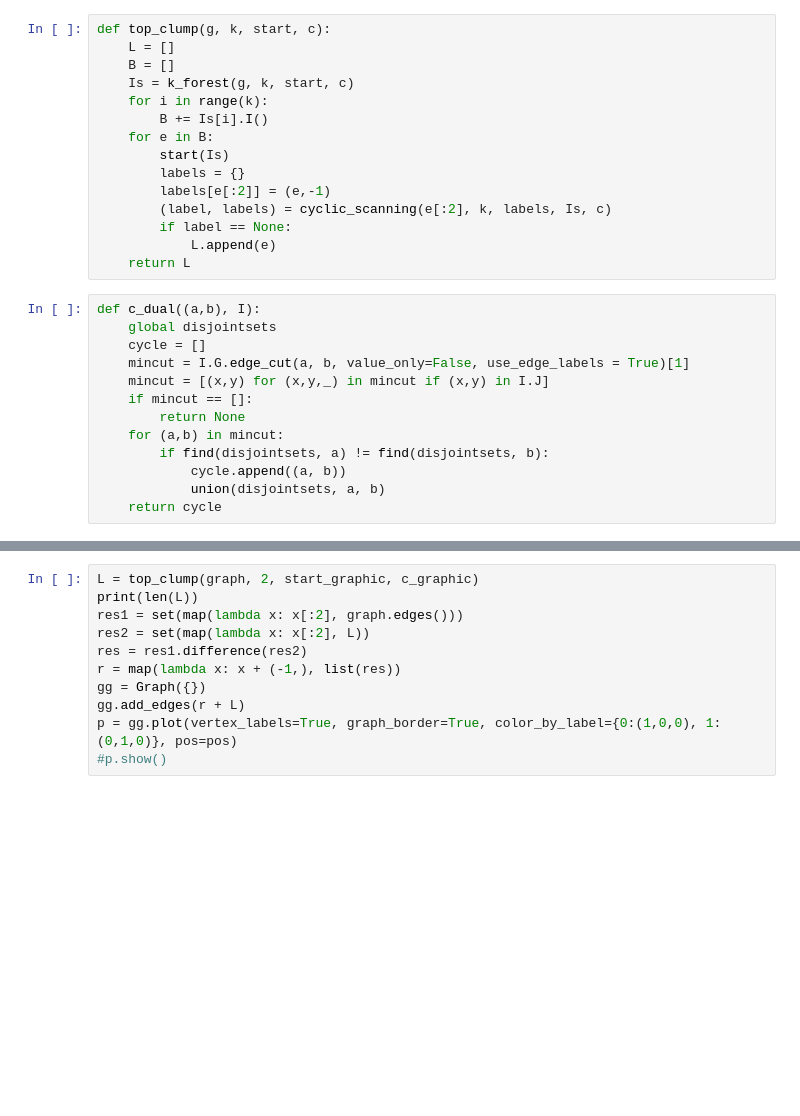
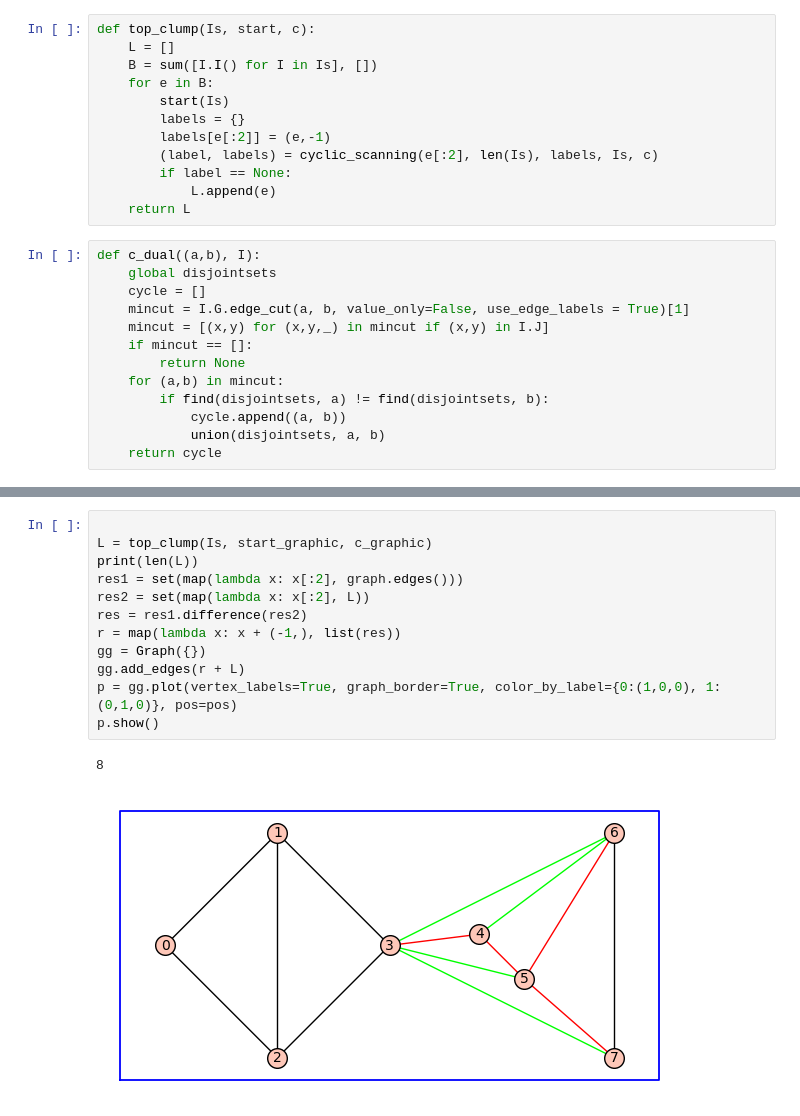
Before and after one commit to fk2601/kforest, a Jupyter notebook: kforest.ipynb, the cells around one changed output, grey strips where cells are left out. Cells and saved outputs as stored; diff of their text form; blank space fills up the shorter version.

```diff
--- a/kforest.ipynb
+++ b/kforest.ipynb
@@ -125,17 +125,14 @@ def k_forest(g, k, start, c):
 
     return Is
 # %%
-def top_clump(g, k, start, c):
+def top_clump(Is, start, c):
     L = []
-    B = []
-    Is = k_forest(g, k, start, c)
-    for i in range(k):
-        B += Is[i].I()
+    B = sum([I.I() for I in Is], [])
     for e in B:
         start(Is)
         labels = {}
         labels[e[:2]] = (e,-1)
-        (label, labels) = cyclic_scanning(e[:2], k, labels, Is, c)
+        (label, labels) = cyclic_scanning(e[:2], len(Is), labels, Is, c)
         if label == None:
             L.append(e)
     return L
@@ -251,12 +251,16 @@ pp = output.plot(vertex_labels=True, graph_border=True, color_by_label={0:(1,0,0
 # %%
-L = top_clump(graph, 2, start_graphic, c_graphic)
+
+L = top_clump(Is, start_graphic, c_graphic)
 print(len(L))
 res1 = set(map(lambda x: x[:2], graph.edges()))
 res2 = set(map(lambda x: x[:2], L))
 res = res1.difference(res2)
 r = map(lambda x: x + (-1,), list(res))
 gg = Graph({})
 gg.add_edges(r + L)
 p = gg.plot(vertex_labels=True, graph_border=True, color_by_label={0:(1,0,0), 1:(0,1,0)}, pos=pos)
-#p.show()
+p.show()
+# %% [output]
+8
+[figure, added]
 # %%
```
Also changed, not shown: parts of 7 cells of this notebook.
